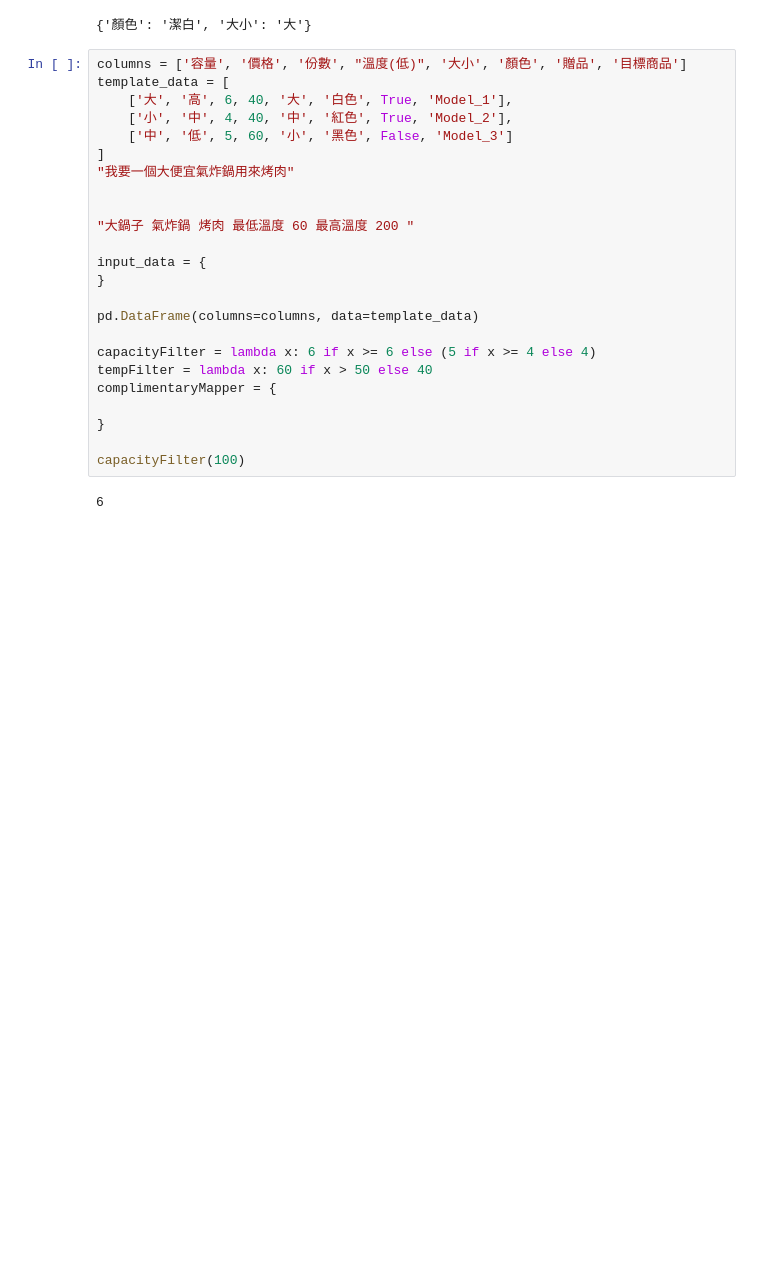
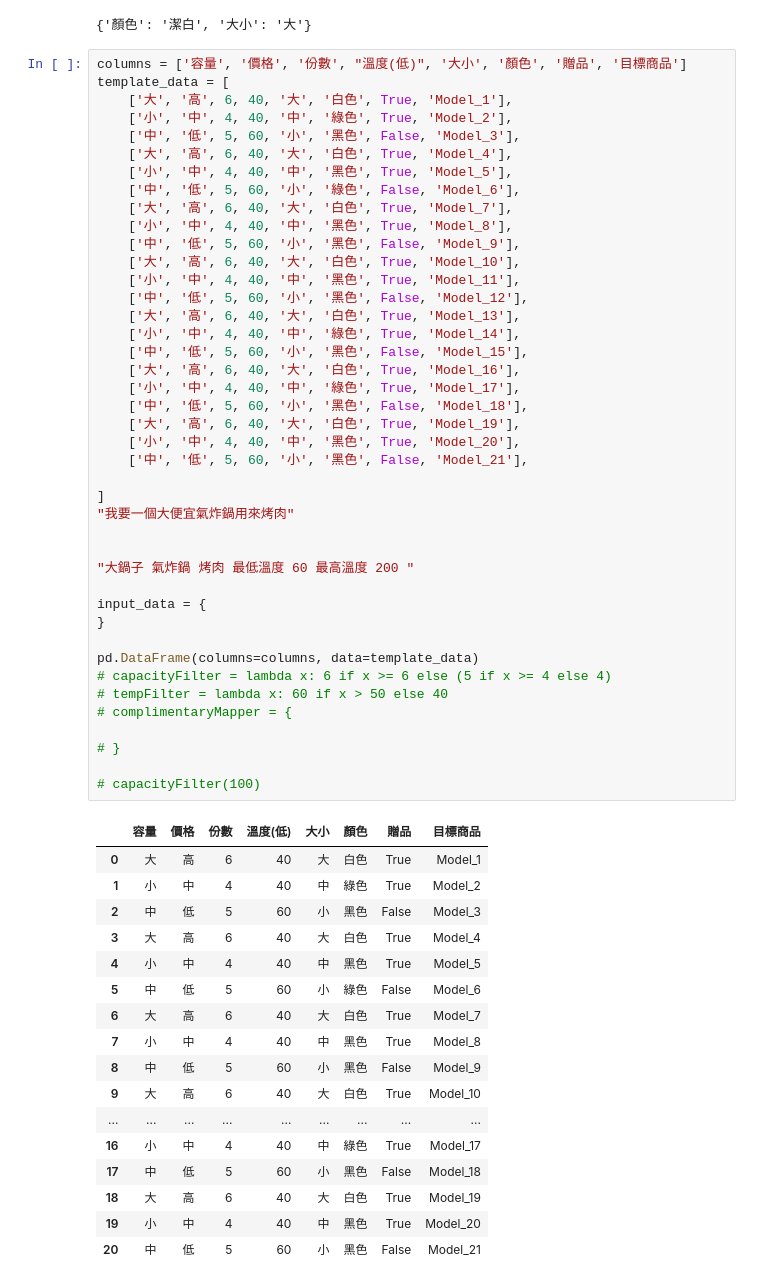
Before and after one commit to Louis0621/cookerCompetition, a Jupyter notebook: dataCollectionTesting.ipynb, the cells around one changed output. Drawn from its saved outputs; the diff is of its cells as text; blank space fills up the shorter version.

```diff
--- a/dataCollectionTesting.ipynb
+++ b/dataCollectionTesting.ipynb
@@ -51,26 +51,60 @@ template_data
 # %%
 columns = ['容量', '價格', '份數', "溫度(低)", '大小', '顏色', '贈品', '目標商品']
 template_data = [
     ['大', '高', 6, 40, '大', '白色', True, 'Model_1'],
-    ['小', '中', 4, 40, '中', '紅色', True, 'Model_2'],
-    ['中', '低', 5, 60, '小', '黑色', False, 'Model_3']
+    ['小', '中', 4, 40, '中', '綠色', True, 'Model_2'],
+    ['中', '低', 5, 60, '小', '黑色', False, 'Model_3'],
+    ['大', '高', 6, 40, '大', '白色', True, 'Model_4'],
+    ['小', '中', 4, 40, '中', '黑色', True, 'Model_5'],
+    ['中', '低', 5, 60, '小', '綠色', False, 'Model_6'],
+    ['大', '高', 6, 40, '大', '白色', True, 'Model_7'],
+    ['小', '中', 4, 40, '中', '黑色', True, 'Model_8'],
+    ['中', '低', 5, 60, '小', '黑色', False, 'Model_9'],
+    ['大', '高', 6, 40, '大', '白色', True, 'Model_10'],
+    ['小', '中', 4, 40, '中', '黑色', True, 'Model_11'],
+    ['中', '低', 5, 60, '小', '黑色', False, 'Model_12'],
+    ['大', '高', 6, 40, '大', '白色', True, 'Model_13'],
+    ['小', '中', 4, 40, '中', '綠色', True, 'Model_14'],
+    ['中', '低', 5, 60, '小', '黑色', False, 'Model_15'],
+    ['大', '高', 6, 40, '大', '白色', True, 'Model_16'],
+    ['小', '中', 4, 40, '中', '綠色', True, 'Model_17'],
+    ['中', '低', 5, 60, '小', '黑色', False, 'Model_18'],
+    ['大', '高', 6, 40, '大', '白色', True, 'Model_19'],
+    ['小', '中', 4, 40, '中', '黑色', True, 'Model_20'],
+    ['中', '低', 5, 60, '小', '黑色', False, 'Model_21'],
+
 ]
 "我要一個大便宜氣炸鍋用來烤肉"
 
 
 "大鍋子 氣炸鍋 烤肉 最低溫度 60 最高溫度 200 "
 
 input_data = {
 }
 
 pd.DataFrame(columns=columns, data=template_data)
+# capacityFilter = lambda x: 6 if x >= 6 else (5 if x >= 4 else 4)
+# tempFilter = lambda x: 60 if x > 50 else 40
+# complimentaryMapper = {
 
-capacityFilter = lambda x: 6 if x >= 6 else (5 if x >= 4 else 4)
-tempFilter = lambda x: 60 if x > 50 else 40
-complimentaryMapper = {
+# }
 
-}
-
-capacityFilter(100)
+# capacityFilter(100)
 # %% [output]
-6
+|  | 容量 | 價格 | 份數 | 溫度(低) | 大小 | 顏色 | 贈品 | 目標商品 |
+| 0 | 大 | 高 | 6 | 40 | 大 | 白色 | True | Model_1 |
+| 1 | 小 | 中 | 4 | 40 | 中 | 綠色 | True | Model_2 |
+| 2 | 中 | 低 | 5 | 60 | 小 | 黑色 | False | Model_3 |
+| 3 | 大 | 高 | 6 | 40 | 大 | 白色 | True | Model_4 |
+| 4 | 小 | 中 | 4 | 40 | 中 | 黑色 | True | Model_5 |
+| 5 | 中 | 低 | 5 | 60 | 小 | 綠色 | False | Model_6 |
+| 6 | 大 | 高 | 6 | 40 | 大 | 白色 | True | Model_7 |
+| 7 | 小 | 中 | 4 | 40 | 中 | 黑色 | True | Model_8 |
+| 8 | 中 | 低 | 5 | 60 | 小 | 黑色 | False | Model_9 |
+| 9 | 大 | 高 | 6 | 40 | 大 | 白色 | True | Model_10 |
+| ... | ... | ... | ... | ... | ... | ... | ... | ... |
+| 16 | 小 | 中 | 4 | 40 | 中 | 綠色 | True | Model_17 |
+| 17 | 中 | 低 | 5 | 60 | 小 | 黑色 | False | Model_18 |
+| 18 | 大 | 高 | 6 | 40 | 大 | 白色 | True | Model_19 |
+| 19 | 小 | 中 | 4 | 40 | 中 | 黑色 | True | Model_20 |
+| 20 | 中 | 低 | 5 | 60 | 小 | 黑色 | False | Model_21 |
```
Also changed, not shown: 1 other file.
